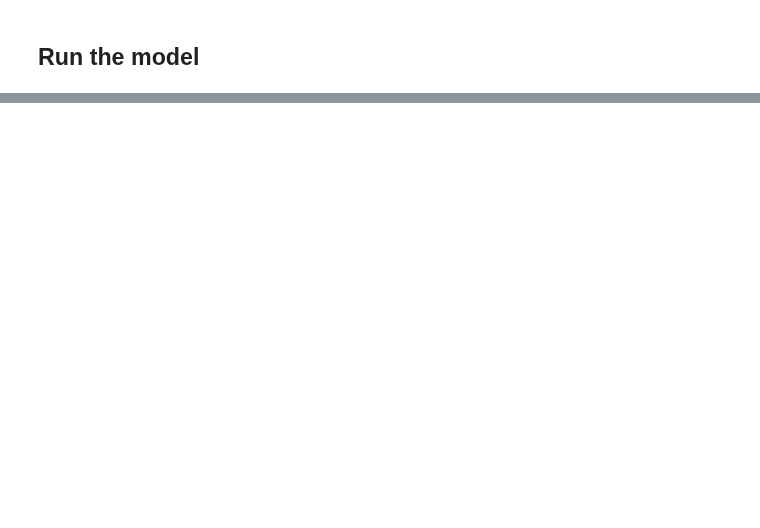
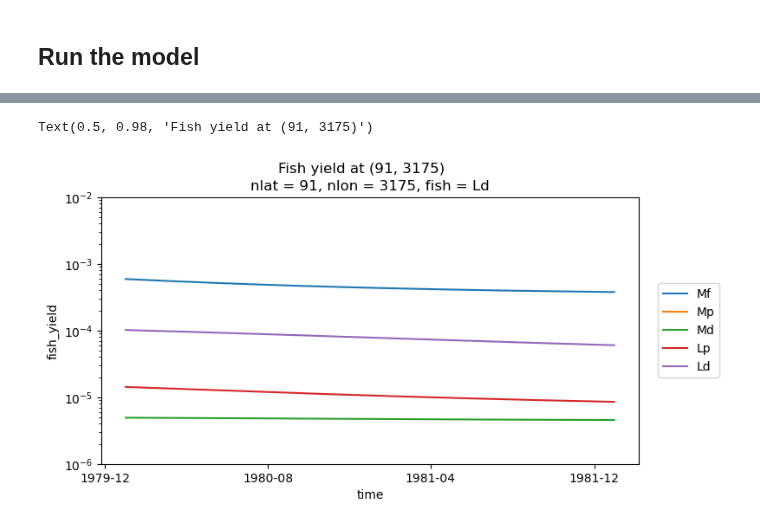
Before and after one commit to marbl-ecosys/feisty, a Jupyter notebook: examples/Run Multiple Years (highres).ipynb, the cells around one changed output, grey strips where cells are left out. Saved outputs shown, nothing was run; the diff lists cells and outputs as text; code cells hidden in the pictures; blank space fills up the shorter version.

Commit message:
Add additional output to multi-year runs
Including fish_yield and production required a little more memory for the
high-res run (and both notebooks include fish_yield plot)

```diff
--- a/examples/Run Multiple Years (highres).ipynb
+++ b/examples/Run Multiple Years (highres).ipynb
@@ -180,2 +154,21 @@ Wall time: 462 ms
 Text(0.5, 0.98, 'biomass at (91, 3175)')
 [figure]
+# %%
+%%time
+
+# Select column for time series plot
+nlat = 91
+nlon = 3175
+
+fig, ax = plt.subplots(1, 1, figsize=(8, 4))
+plotted_fish = []
+for fish in ds_out.fish.data:
+    if np.nanmax(ds_out['fish_yield'].isel(nlat=nlat, nlon=nlon).sel(fish=fish).values) <= 0:
+        continue
+    plotted_fish.append(fish)
+    ds_out['fish_yield'].isel(nlat=nlat, nlon=nlon).sel(fish=fish).plot()
+ax.set_ylim([1e-6, 1e-2])
+ax.set_yscale("log")
+plt.legend(plotted_fish, bbox_to_anchor=(1.025, 0.5), loc=6)
+fig.suptitle(f"Fish yield at ({nlat}, {nlon})");
+# %% [output]
@@ -182,3 +177,5 @@ Text(0.5, 0.98, 'biomass at (91, 3175)')
+Text(0.5, 0.98, 'Fish yield at (91, 3175)')
+[figure, added]
 # %%
 %%time
 
```
Also changed, not shown: parts of 8 cells of this notebook, 1 other file.
